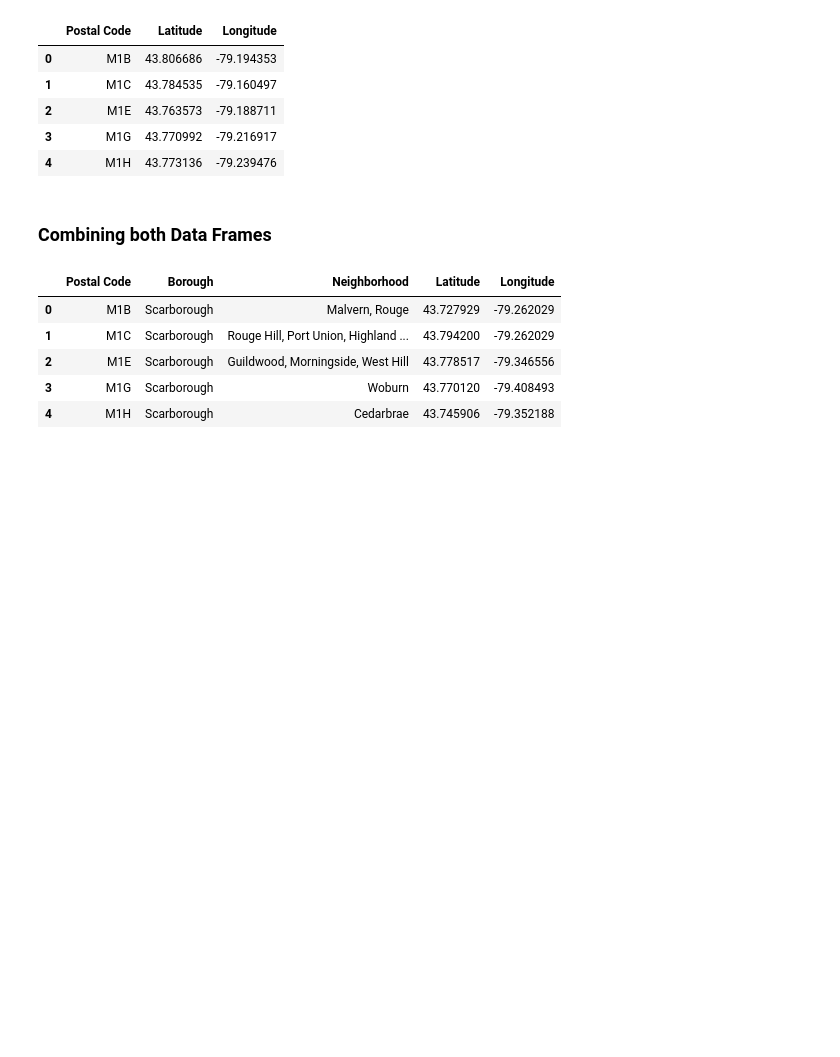
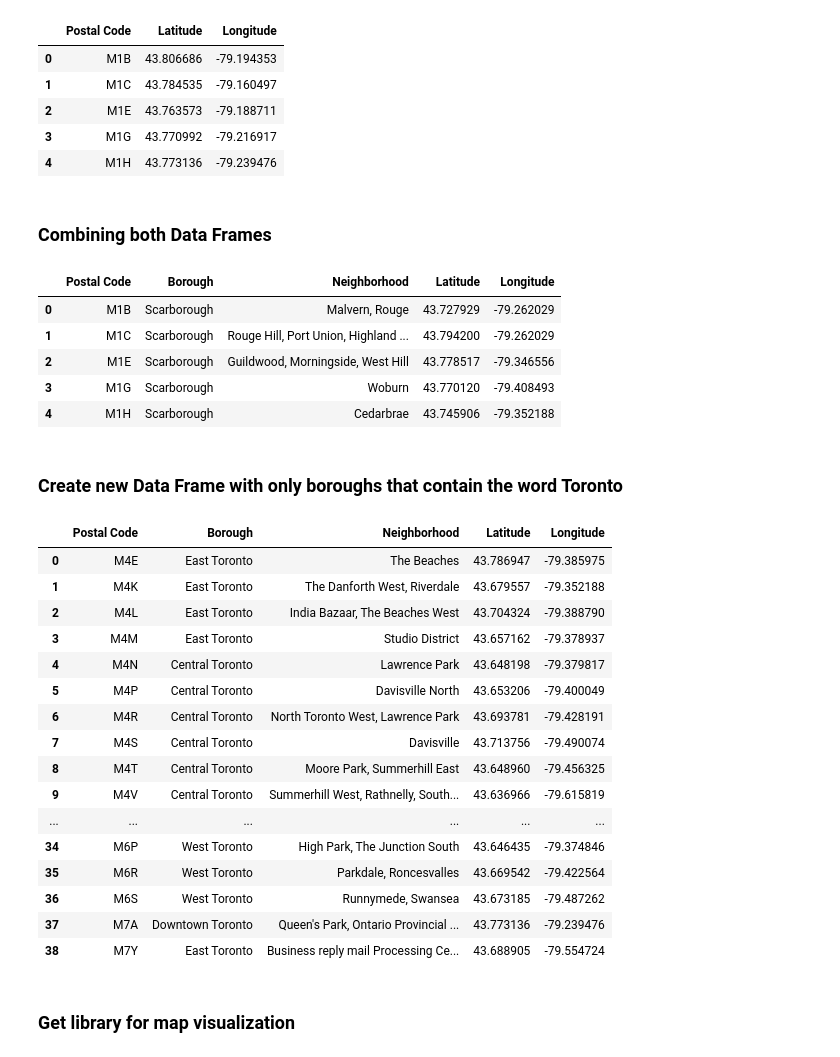
Before and after one commit to bikaskar/Coursera_Capstone, a Jupyter notebook: Neighborhoods in Toronto.ipynb, the cells around one changed output. Cells and saved outputs as stored; diff of their text form; code cells hidden in the pictures; blank space fills up the shorter version.

Commit message:
Published from Watson Studio.

```diff
--- a/Neighborhoods in Toronto.ipynb
+++ b/Neighborhoods in Toronto.ipynb
@@ -114,3 +114,37 @@ table_df.head()
 | 2 | M1E | Scarborough | Guildwood, Morningside, West Hill | 43.778517 | -79.346556 |
 | 3 | M1G | Scarborough | Woburn | 43.770120 | -79.408493 |
 | 4 | M1H | Scarborough | Cedarbrae | 43.745906 | -79.352188 |
+# %% [markdown]
+### Create new Data Frame with only boroughs that contain the word Toronto
+# %%
+table_toronto = []
+table_df['Borough'].size
+
+
+table_df.loc[table_df['Borough'] == 'Toronto']
+
+Toronto_df= table_df[table_df['Borough'].str.find('Toronto') != -1]
+
+Toronto_df.reset_index(drop=True, inplace=True)
+
+Toronto_df
+# %% [output]
+|  | Postal Code | Borough | Neighborhood | Latitude | Longitude |
+| 0 | M4E | East Toronto | The Beaches | 43.786947 | -79.385975 |
+| 1 | M4K | East Toronto | The Danforth West, Riverdale | 43.679557 | -79.352188 |
+| 2 | M4L | East Toronto | India Bazaar, The Beaches West | 43.704324 | -79.388790 |
+| 3 | M4M | East Toronto | Studio District | 43.657162 | -79.378937 |
+| 4 | M4N | Central Toronto | Lawrence Park | 43.648198 | -79.379817 |
+| 5 | M4P | Central Toronto | Davisville North | 43.653206 | -79.400049 |
+| 6 | M4R | Central Toronto | North Toronto West, Lawrence Park | 43.693781 | -79.428191 |
+| 7 | M4S | Central Toronto | Davisville | 43.713756 | -79.490074 |
+| 8 | M4T | Central Toronto | Moore Park, Summerhill East | 43.648960 | -79.456325 |
+| 9 | M4V | Central Toronto | Summerhill West, Rathnelly, South... | 43.636966 | -79.615819 |
+| ... | ... | ... | ... | ... | ... |
+| 34 | M6P | West Toronto | High Park, The Junction South | 43.646435 | -79.374846 |
+| 35 | M6R | West Toronto | Parkdale, Roncesvalles | 43.669542 | -79.422564 |
+| 36 | M6S | West Toronto | Runnymede, Swansea | 43.673185 | -79.487262 |
+| 37 | M7A | Downtown Toronto | Queen's Park, Ontario Provincial ... | 43.773136 | -79.239476 |
+| 38 | M7Y | East Toronto | Business reply mail Processing Ce... | 43.688905 | -79.554724 |
+# %% [markdown]
+### Get library for map visualization
```
Also changed, not shown: parts of 5 cells of this notebook.
